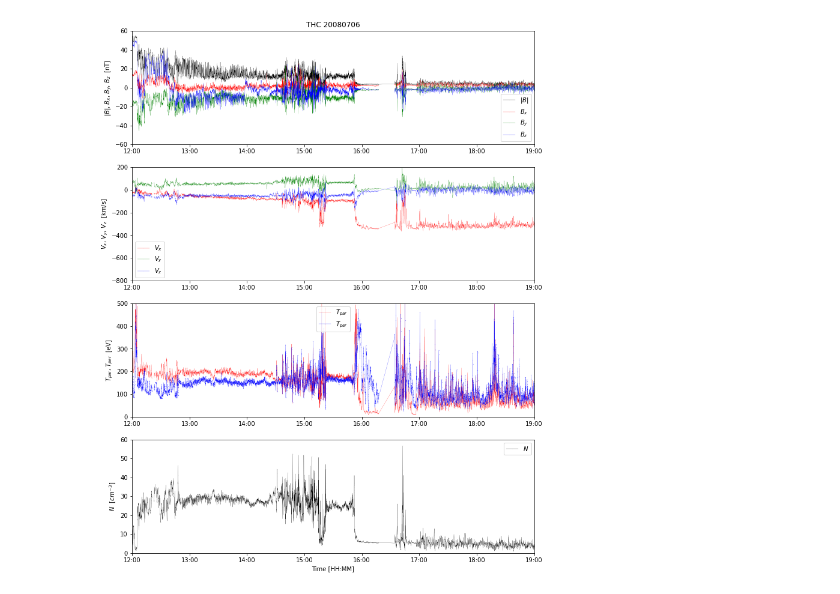
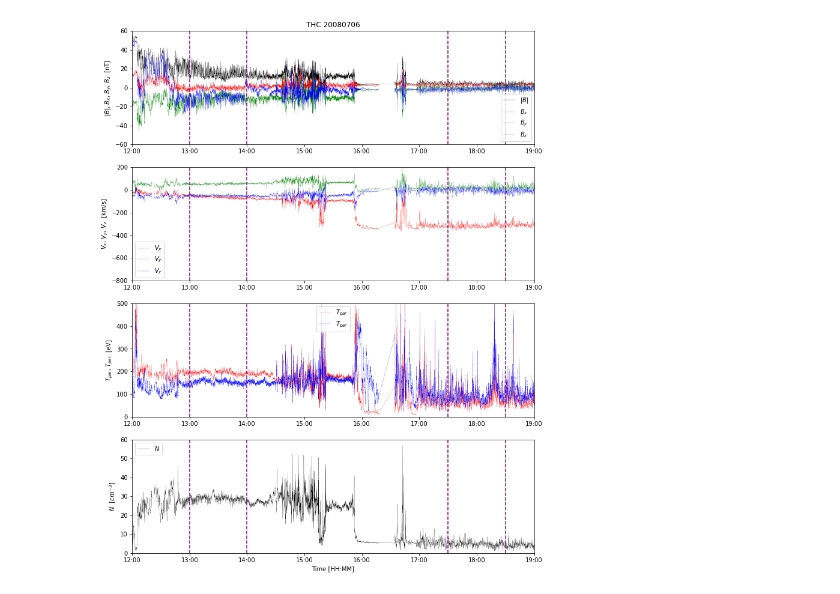
Before and after one commit to gfacsko/THEMIS_BS_Crossings, a Jupyter notebook: fourier.ipynb, the cells around one changed output. Drawn from its saved outputs; the diff is of its cells as text; code cells hidden in the pictures.

Commit message:
Added vplot function
Vertical lines are plotted.

```diff
--- a/fourier.ipynb
+++ b/fourier.ipynb
@@ -6,7 +6,7 @@
 # NASA Goddard Space Flight Center, Greenbelt, MD, USA
 #
 # -------------------------------------------------------------------------
-
+#
 
 import math
 import numpy as np
@@ -21,6 +21,30 @@ from matplotlib.dates import (HOURLY, DateFormatter, rrulewrapper, RRuleLocator,
 workdir="/home/facskog/MyProjects/THEMIS/"
 datafile="data_themisc-20080706.txt"
 figurename=datafile[0:len(datafile)-4]
+
+# Y axes intervalls
+yIntervalls=[[-60,60],[-800,200],[0,500],[0,60]]
+# This part is only for test. These values must be read from a file later.
+
+# Fourier intervalls
+tStartSW=datetime(2008,7,6,17,30,0)
+tEndSW=datetime(2008,7,6,18,30,0)
+tStartMSH=datetime(2008,7,6,13,0,0)
+tEndMSH=datetime(2008,7,6,14,0,0)
+# This part is only for test. These values must be read from a file later.
+
+# Plot vertival purple dashed lines ---------------------------------------------------------
+# Be careful, it is only a macro in this form
+def vplot(iPlot):
+    ax[iPlot].plot([tStartSW,tStartSW],yIntervalls[iPlot],
+        color='Purple',linestyle='--')
+    ax[iPlot].plot([tEndSW,tEndSW],yIntervalls[iPlot],
+        color='Purple',linestyle='--')
+    ax[iPlot].plot([tStartMSH,tStartMSH],yIntervalls[iPlot],
+        color='Purple',linestyle='--')
+    ax[iPlot].plot([tEndMSH,tEndMSH],yIntervalls[iPlot],
+        color='Purple',linestyle='--')
+# End of declaration ----------------------------------------------------------
 
 # Read data file
 filename=workdir+datafile
@@ -79,8 +103,10 @@ ax[0].plot_date(dates,a[:,2],color='Green',markersize=0.01,linestyle='-',
     linewidth=0.2,label='$B_{y}$')
 ax[0].plot_date(dates,a[:,3],color='Blue',markersize=0.01,linestyle='-',
     linewidth=0.2,label='$B_{z}$')
+# Fourier transformation sample limits
+vplot(0)
 # Appropriate y axis
-ax[0].set_ylim([-60,60]);
+ax[0].set_ylim(yIntervalls[0]); # [-60,60]
 ax[0].set_title('THC 20080706')
 #ax[0].set_xlabel('Time [HH:MM]')
 ax[0].set_ylabel('$|B|$, $B_{x}$, $B_{y}$, $B_{z}$  [nT]')
@@ -109,8 +135,10 @@ ax[1].plot_date(dates,a[:,6],color='Green',markersize=0.01,linestyle='-',
     linewidth=0.2,label='$V_{y}$')
 ax[1].plot_date(dates,a[:,7],color='Blue',markersize=0.01,linestyle='-',
     linewidth=0.2,label='$V_{z}$')
+# Fourier transformation sample limits
+vplot(1)
 # Appropriate y axis
-ax[1].set_ylim([-800,200]);
+ax[1].set_ylim(yIntervalls[1]); # [-800,200]
 #ax[1].set_title('THC 20080706')
 #ax[1].set_xlabel('Time [HH:MM]')
 ax[1].set_ylabel('$V_{x}$, $V_{y}$, $V_{z}$  [km/s]') # $|V|$,
@@ -129,40 +157,44 @@ ax[2].plot_date(dates,a[:,9],color='Red',markersize=0.01,linestyle='-',
     linewidth=0.2,label='$T_{par}$')
 ax[2].plot_date(dates,a[:,10],color='Blue',markersize=0.1,linestyle='-',
     linewidth=0.2,label='$T_{per}$')
+# Fourier transformation sample limits
+vplot(2)
 # Appropriate y axis
-ax[2].set_ylim([0,500]);
+ax[2].set_ylim(yIntervalls[2]); # [0,500]
 #ax[2].set_title('THC 20080706')
 #ax[2].set_xlabel('Time [HH:MM]')
 ax[2].set_ylabel('$T_{par}$, $T_{per}$  [eV]') # $|T|$,
 
 # Set the time interval
 ax[2].set_xlim([min_datetime,max_datetime]);
 ax[2].xaxis.set_major_locator(loc)
 ax[2].xaxis.set_major_formatter(formatter)
 ax[2].xaxis.set_tick_params(rotation=0,labelsize=10)
 ax[2].legend()
 
 # Plot N data ------------------------------------------------------------------------------------
 ax[3].plot_date(dates,a[:,11],color='Black',markersize=0.01,linestyle='-',
     linewidth=0.2,label='$N$')
+# Fourier transformation sample limits
+vplot(3)
 # Appropriate y axis
-ax[3].set_ylim([0,60]);
+ax[3].set_ylim(yIntervalls[3]); # [0,60]
 #ax[3].set_title('THC 20080706')
 ax[3].set_xlabel('Time [HH:MM]')
 ax[3].set_ylabel('$N$  [$cm^{-3}$]')
 
 # Set the time interval
 ax[3].set_xlim([min_datetime,max_datetime]);
 ax[3].xaxis.set_major_locator(loc)
 ax[3].xaxis.set_major_formatter(formatter)
 ax[3].xaxis.set_tick_params(rotation=0,labelsize=10)
 ax[3].legend()
 
 # End of plot ------------------------------------------------------------------------------------
 
 # Save figure
 plt.savefig(workdir+figurename+'.jpg',transparent=False)
 # Plot figure
 plt.show()
 # %% [output]
-[figure, old version]
+[figure, new version]
```
